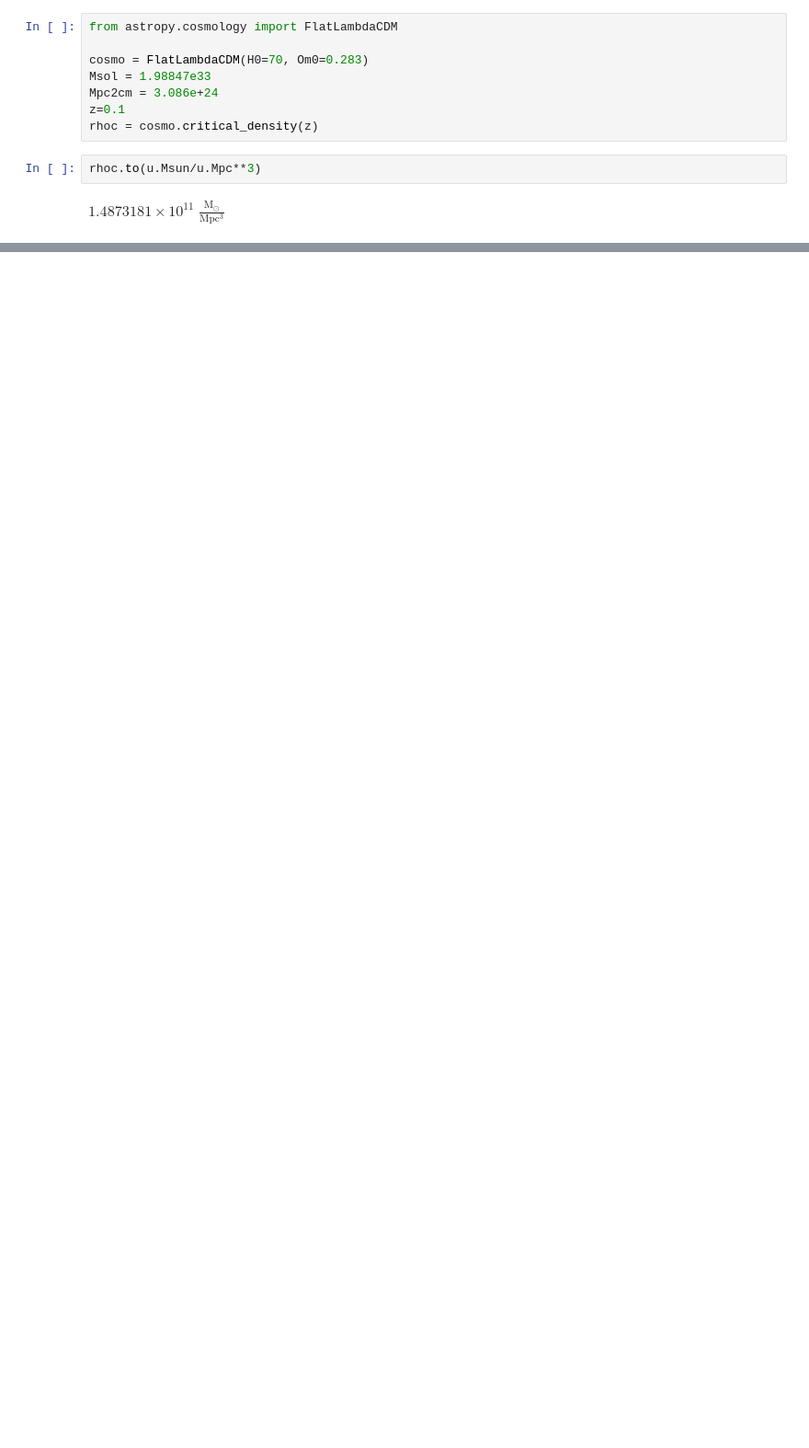
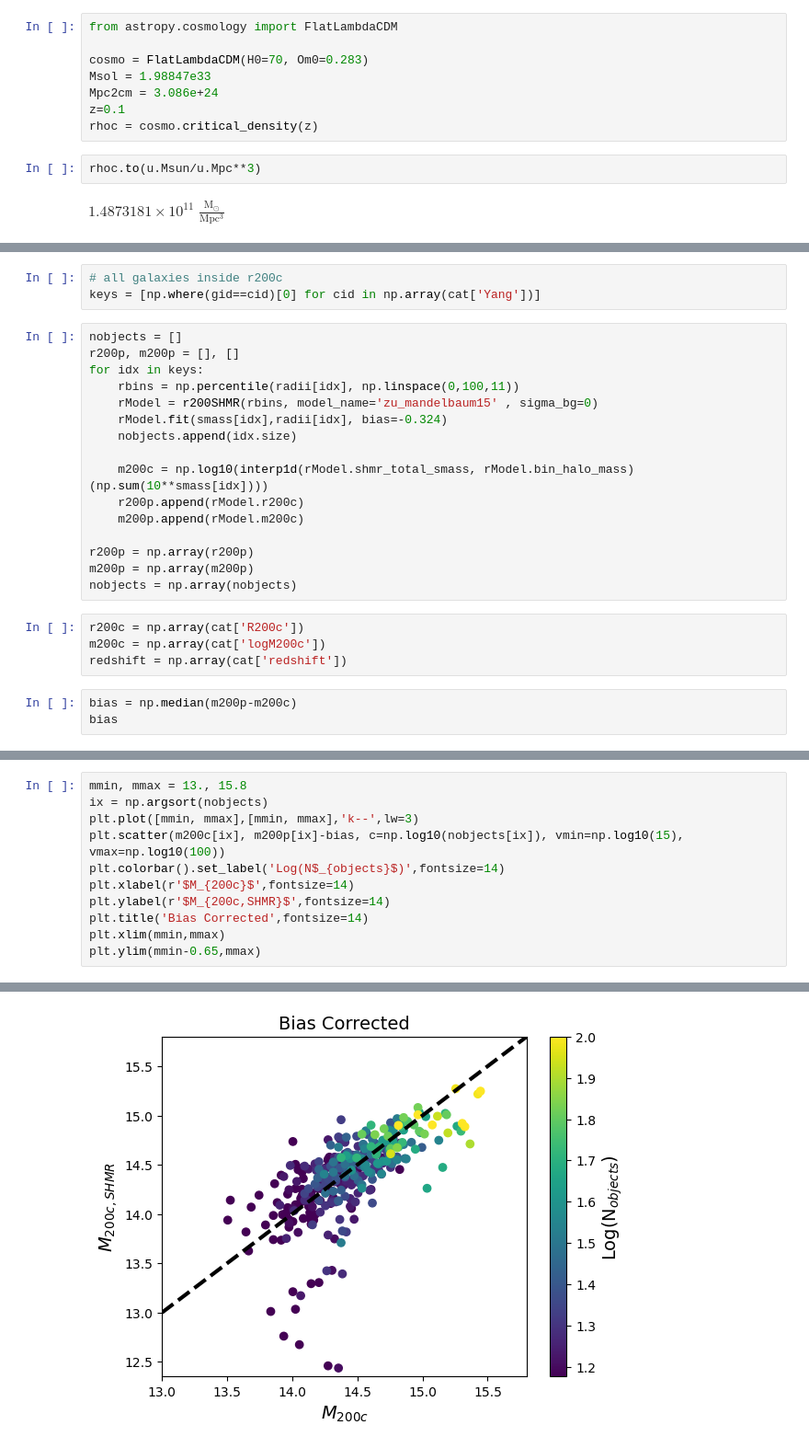
Before and after one commit to estevesjh/fnalFall2022, a Jupyter notebook: r200/dev.R200estimator.ipynb, the cells around one changed output, grey strips where cells are left out. Shown at 92% size. Cells and saved outputs as stored; diff of their text form; blank space fills up the shorter version.

```diff
--- a/r200/dev.R200estimator.ipynb
+++ b/r200/dev.R200estimator.ipynb
@@ -18,0 +570,26 @@ $1.4873181 \times 10^{11} \; \mathrm{\frac{M_{\odot}}{Mpc^{3}}}$
+# %%
+# all galaxies inside r200c
+keys = [np.where(gid==cid)[0] for cid in np.array(cat['Yang'])]
+# %%
+nobjects = []
+r200p, m200p = [], []
+for idx in keys:
+    rbins = np.percentile(radii[idx], np.linspace(0,100,11))
+    rModel = r200SHMR(rbins, model_name='zu_mandelbaum15' , sigma_bg=0)
+    rModel.fit(smass[idx],radii[idx], bias=-0.324)
+    nobjects.append(idx.size)
+
+    m200c = np.log10(interp1d(rModel.shmr_total_smass, rModel.bin_halo_mass)(np.sum(10**smass[idx])))
+    r200p.append(rModel.r200c)
+    m200p.append(rModel.m200c)
+
+r200p = np.array(r200p)
+m200p = np.array(m200p)
+nobjects = np.array(nobjects)
+# %%
+r200c = np.array(cat['R200c'])
+m200c = np.array(cat['logM200c'])
+redshift = np.array(cat['redshift'])
+# %%
+bias = np.median(m200p-m200c)
+bias
@@ -18,0 +607,12 @@ $1.4873181 \times 10^{11} \; \mathrm{\frac{M_{\odot}}{Mpc^{3}}}$
+# %%
+mmin, mmax = 13., 15.8
+ix = np.argsort(nobjects)
+plt.plot([mmin, mmax],[mmin, mmax],'k--',lw=3)
+plt.scatter(m200c[ix], m200p[ix]-bias, c=np.log10(nobjects[ix]), vmin=np.log10(15), vmax=np.log10(100))
+plt.colorbar().set_label('Log(N$_{objects}$)',fontsize=14)
+plt.xlabel(r'$M_{200c}$',fontsize=14)
+plt.ylabel(r'$M_{200c,SHMR}$',fontsize=14)
+plt.title('Bias Corrected',fontsize=14)
+plt.xlim(mmin,mmax)
+plt.ylim(mmin-0.65,mmax)
+# %% [output]
@@ -18,0 +620 @@ $1.4873181 \times 10^{11} \; \mathrm{\frac{M_{\odot}}{Mpc^{3}}}$
+[figure, added]
```
Also changed, not shown: parts of 66 cells of this notebook, 5 other files.
